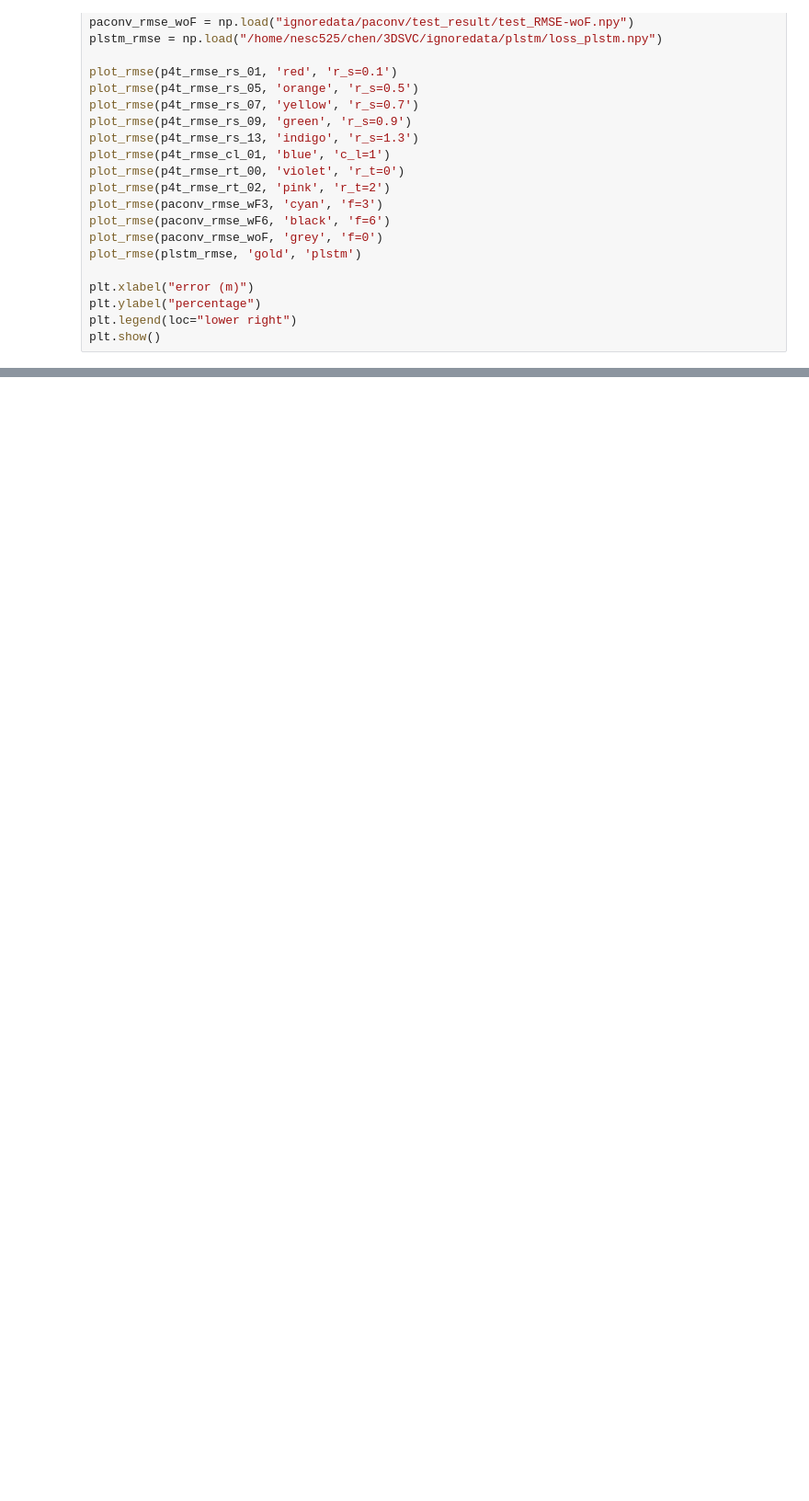
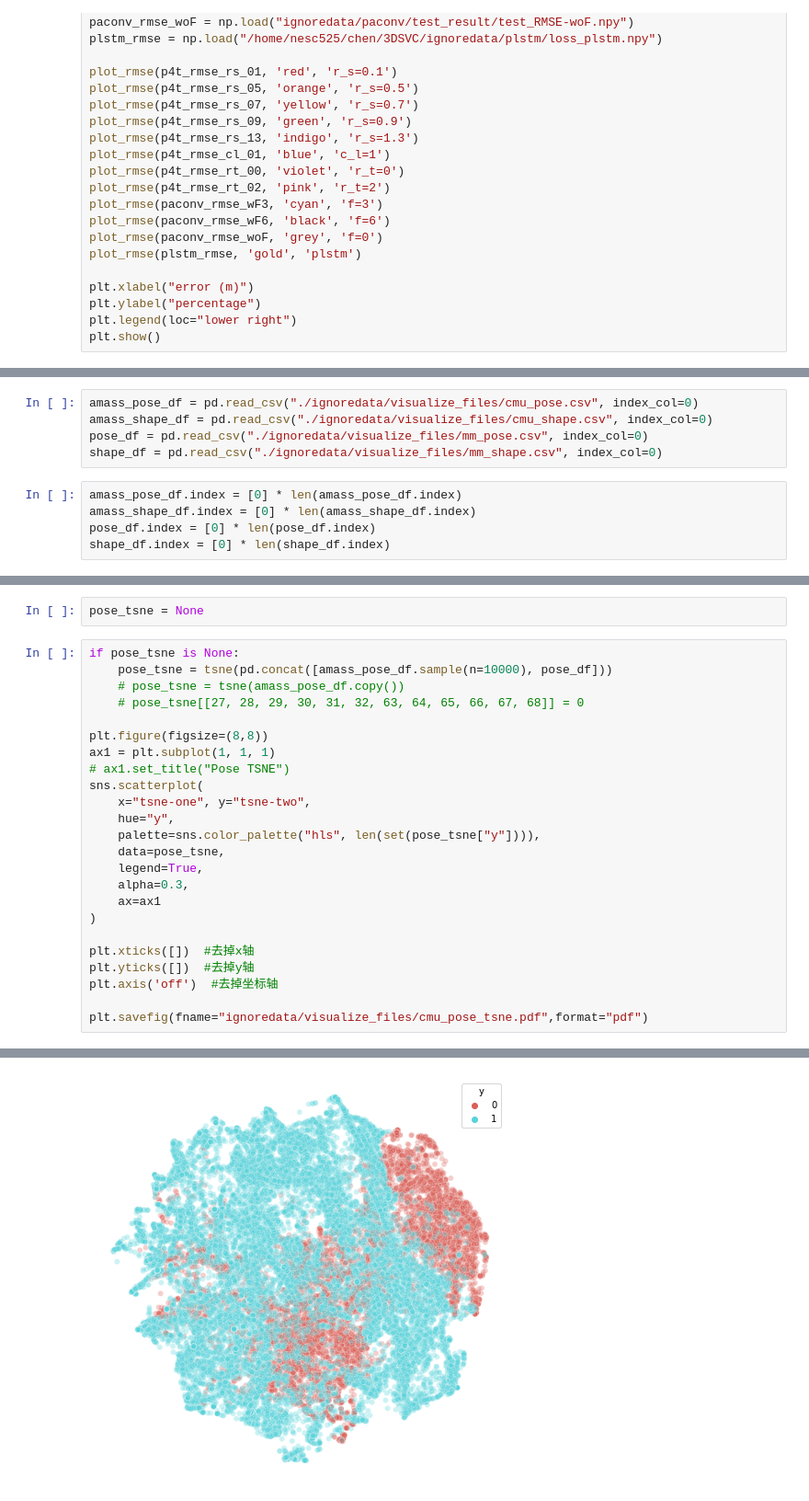
Before and after one commit to blue-blue-patpat/fusion_seg, a Jupyter notebook: run_visualization.ipynb, the cells around one changed output, grey strips where cells are left out. Shown: that part at 92% size. Drawn from its saved outputs; the diff is of its cells as text; blank space fills up the shorter version.

```diff
--- a/run_visualization.ipynb
+++ b/run_visualization.ipynb
@@ -114,0 +575,10 @@ plt.show()
+# %%
+amass_pose_df = pd.read_csv("./ignoredata/visualize_files/cmu_pose.csv", index_col=0)
+amass_shape_df = pd.read_csv("./ignoredata/visualize_files/cmu_shape.csv", index_col=0)
+pose_df = pd.read_csv("./ignoredata/visualize_files/mm_pose.csv", index_col=0)
+shape_df = pd.read_csv("./ignoredata/visualize_files/mm_shape.csv", index_col=0)
+# %%
+amass_pose_df.index = [0] * len(amass_pose_df.index)
+amass_shape_df.index = [0] * len(amass_shape_df.index)
+pose_df.index = [0] * len(pose_df.index)
+shape_df.index = [0] * len(shape_df.index)
@@ -114,0 +659,27 @@ plt.show()
+# %%
+pose_tsne = None
+# %%
+if pose_tsne is None:
+    pose_tsne = tsne(pd.concat([amass_pose_df.sample(n=10000), pose_df]))
+    # pose_tsne = tsne(amass_pose_df.copy())
+    # pose_tsne[[27, 28, 29, 30, 31, 32, 63, 64, 65, 66, 67, 68]] = 0
+
+plt.figure(figsize=(8,8))
+ax1 = plt.subplot(1, 1, 1)
+# ax1.set_title("Pose TSNE")
+sns.scatterplot(
+    x="tsne-one", y="tsne-two",
+    hue="y",
+    palette=sns.color_palette("hls", len(set(pose_tsne["y"]))),
+    data=pose_tsne,
+    legend=True,
+    alpha=0.3,
+    ax=ax1
+)
+
+plt.xticks([])  #去掉x轴
+plt.yticks([])  #去掉y轴
+plt.axis('off')  #去掉坐标轴
+
+plt.savefig(fname="ignoredata/visualize_files/cmu_pose_tsne.pdf",format="pdf")
+# %% [output]
@@ -114,0 +703 @@ plt.show()
+[figure, added]
```
Also changed, not shown: parts of 42 cells of this notebook, 17 other files.
